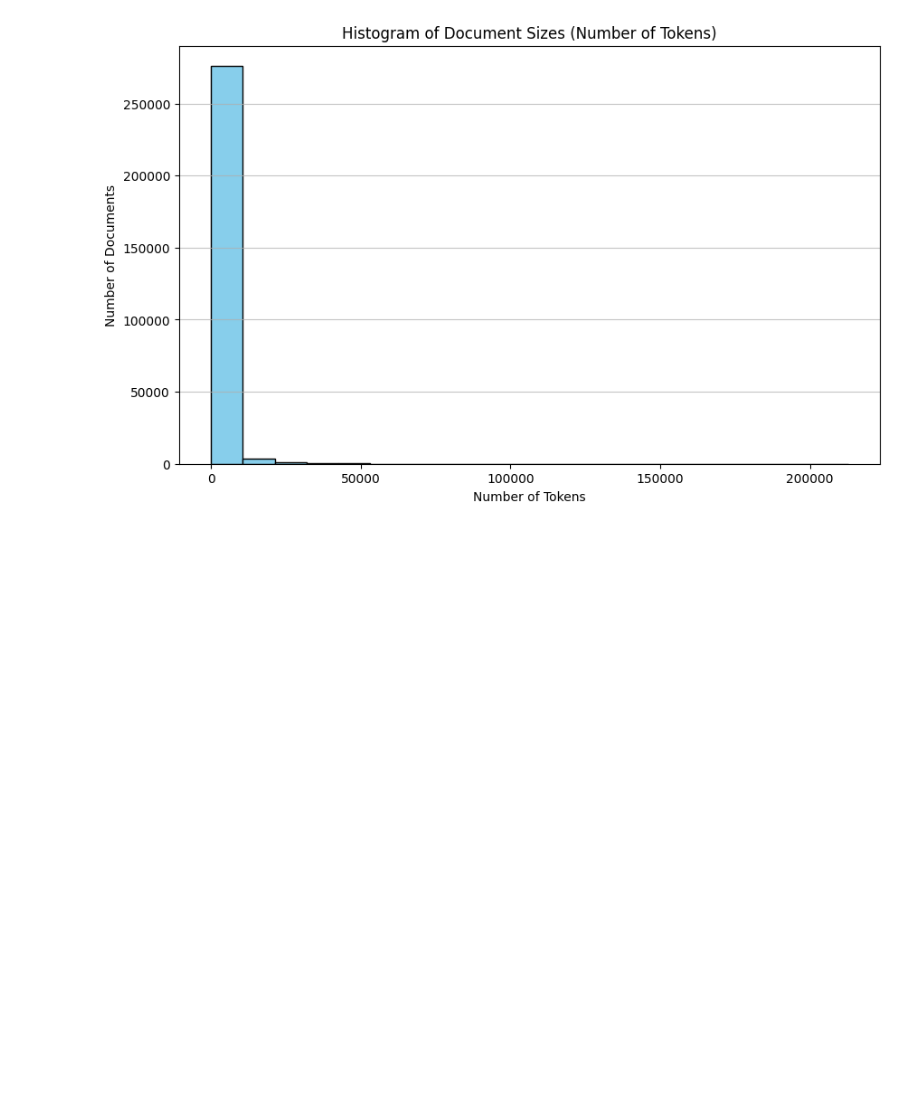
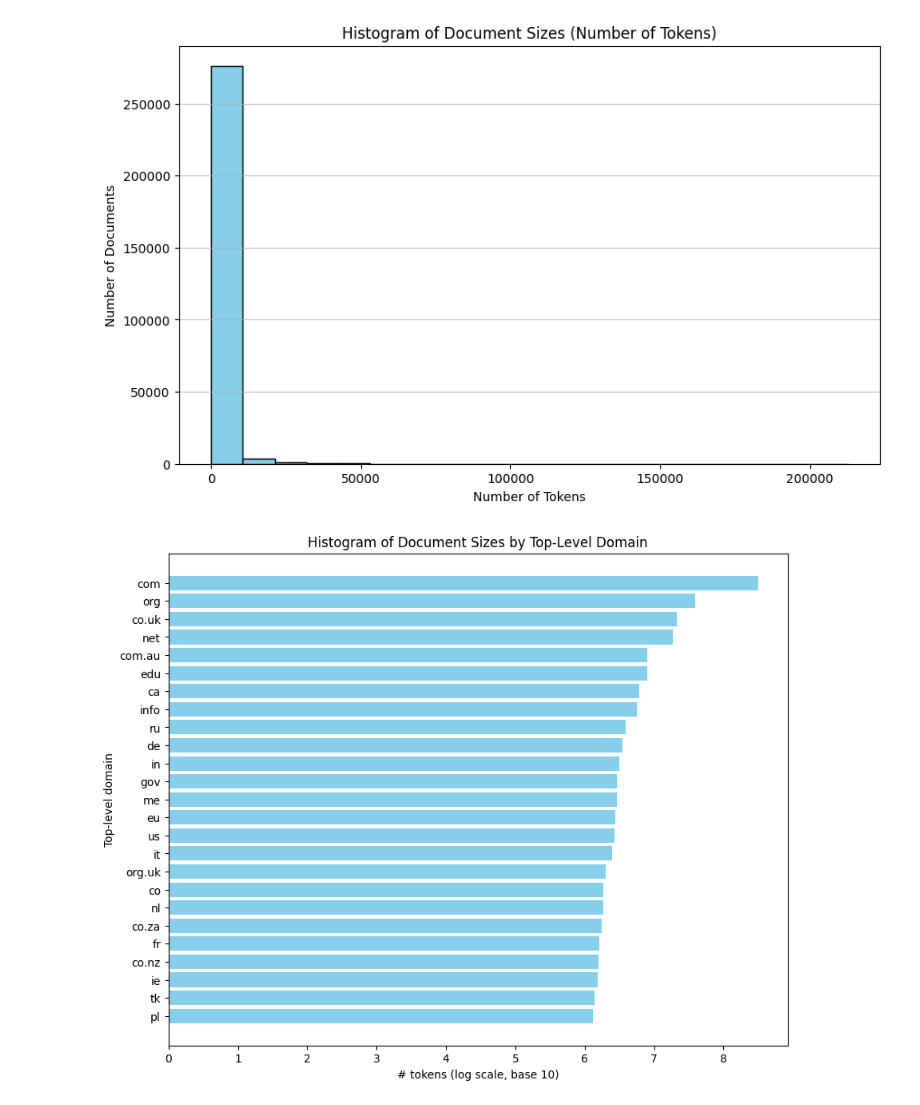
Before and after one commit to krishhrana/LLM, a Jupyter notebook: HW3/llms-class-hw-3-main/src/data_exploration.ipynb, the cells around one changed output. Drawn from its saved outputs; the diff is of its cells as text; code cells hidden in the pictures; blank space fills up the shorter version.

```diff
--- a/HW3/llms-class-hw-3-main/src/data_exploration.ipynb
+++ b/HW3/llms-class-hw-3-main/src/data_exploration.ipynb
@@ -69,0 +91,28 @@ Maximum token Count: 212721
+# %%
+def get_website(url):
+    parsed_url = urlparse(url)
+    website = parsed_url.netloc
+    return website
+# %%
+def get_key_values(c, top_n):
+    keys = [item[0] for item in c.most_common(top_n)]
+    values = [item[1] for item in c.most_common(top_n)]
+    return keys, values
+# %%
+from collections import Counter
+def domain_token_counts(dataset, tld = True):
+    domain_counter = Counter()
+    for i in dataset:
+        if tld:
+            count_key = get_domain(i['url'])
+        else:
+            count_key = get_website(i['url'])
+        domain_counter[count_key] = domain_counter[count_key] + len(i['tokenised_text'])
+    return domain_counter
+# %%
+domain_counts = domain_token_counts(train_data_tokenised, tld=True)
+top_level_domains, tld_counts = get_key_values(domain_counts, 25)
+# %%
+plot_domain_hist(domains=top_level_domains, token_counts=tld_counts)
+# %% [output]
+[figure, added]
```
Also changed, not shown: parts of 10 cells of this notebook, 2 other files.
